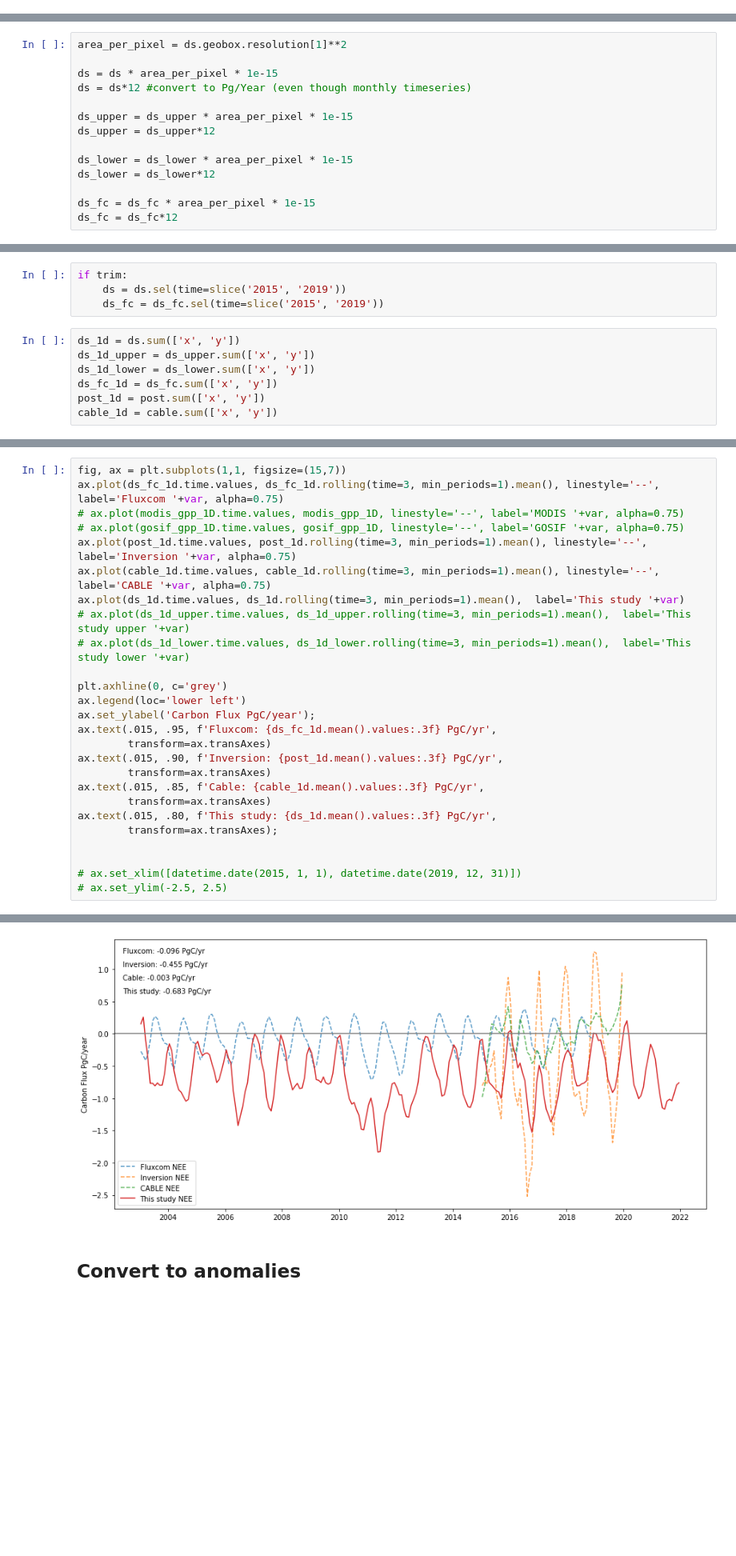
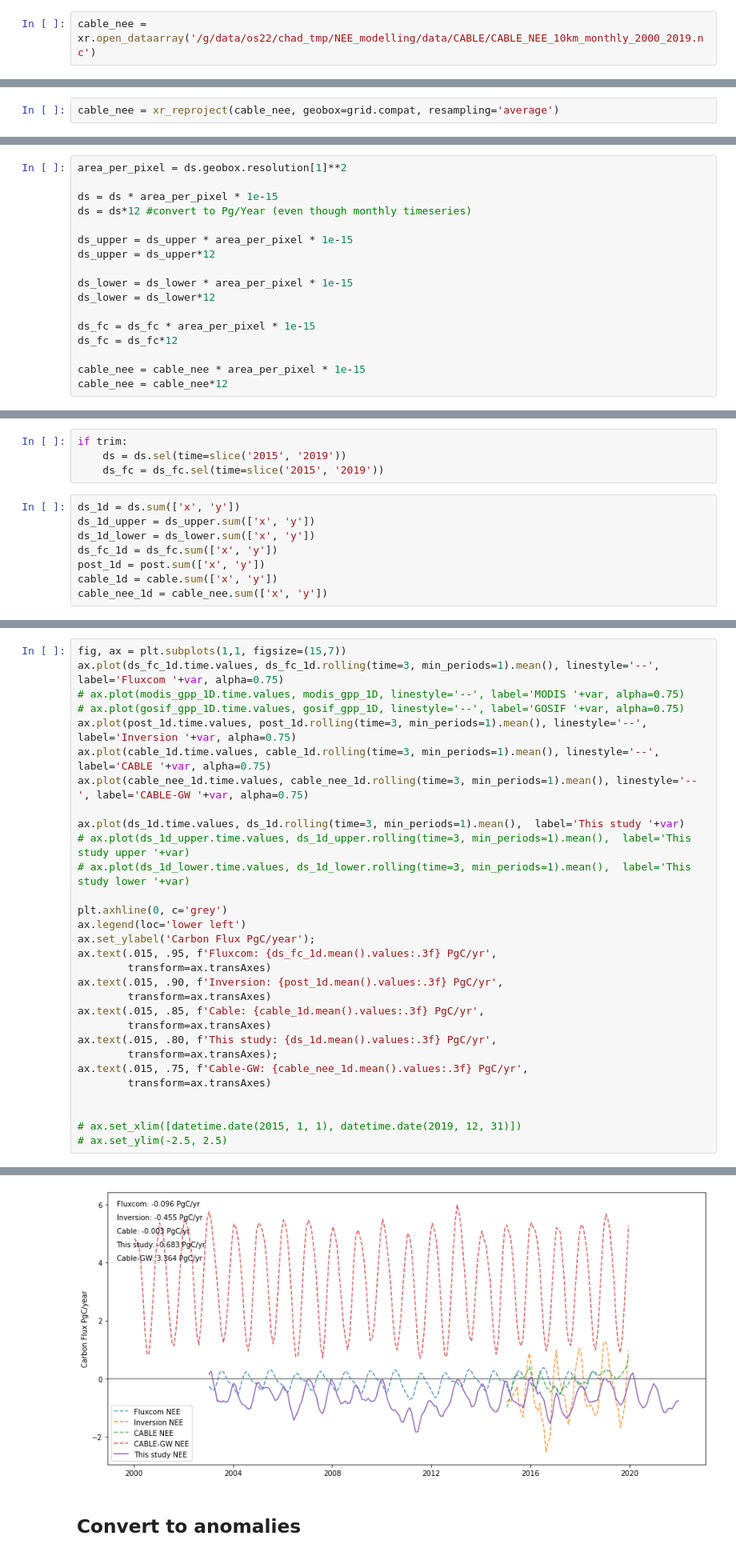
Before and after one commit to cbur24/NEE_modelling, a Jupyter notebook: 6a_Compare_products.ipynb, the cells around one changed output, grey strips where cells are left out. Shown at 80% size. Drawn from its saved outputs; the diff is of its cells as text; blank space fills up the shorter version.

```diff
--- a/6a_Compare_products.ipynb
+++ b/6a_Compare_products.ipynb
@@ -52,0 +57,2 @@ ds_fc['longitude'] = ds_fc.longitude.astype('float32')
+# %%
+cable_nee = xr.open_dataarray('/g/data/os22/chad_tmp/NEE_modelling/data/CABLE/CABLE_NEE_10km_monthly_2000_2019.nc')
@@ -116,6 +124,8 @@ ds_fc = ds_fc*30 #/day to /month
 # %%
 post = xr_reproject(post, geobox=grid.compat, resampling='bilinear')
 cable = xr_reproject(cable, geobox=grid.compat, resampling='bilinear')
+# %%
+cable_nee = xr_reproject(cable_nee, geobox=grid.compat, resampling='average')
 # %%
 modis_gpp = xr_reproject(modis_gpp, geobox=grid.compat, resampling='average')
 
@@ -145,6 +155,9 @@ ds_lower = ds_lower*12
 
 ds_fc = ds_fc * area_per_pixel * 1e-15
 ds_fc = ds_fc*12
+
+cable_nee = cable_nee * area_per_pixel * 1e-15
+cable_nee = cable_nee*12
 # %%
 modis_gpp = modis_gpp * area_per_pixel * 1e-12
 gosif_gpp = gosif_gpp * area_per_pixel * 1e-15
@@ -163,6 +176,7 @@ ds_1d_lower = ds_lower.sum(['x', 'y'])
 ds_fc_1d = ds_fc.sum(['x', 'y'])
 post_1d = post.sum(['x', 'y'])
 cable_1d = cable.sum(['x', 'y'])
+cable_nee_1d = cable_nee.sum(['x', 'y'])
 # %%
 print(f'Mean of this study: {ds_1d.mean().values:.3f} PgC/yr')
 print(f'Std Dev of this study: {ds_1d.std().values:.3f} PgC/yr')
@@ -197,6 +218,8 @@ ax.plot(ds_fc_1d.time.values, ds_fc_1d.rolling(time=3, min_periods=1).mean(), li
 # ax.plot(gosif_gpp_1D.time.values, gosif_gpp_1D, linestyle='--', label='GOSIF '+var, alpha=0.75)
 ax.plot(post_1d.time.values, post_1d.rolling(time=3, min_periods=1).mean(), linestyle='--', label='Inversion '+var, alpha=0.75)
 ax.plot(cable_1d.time.values, cable_1d.rolling(time=3, min_periods=1).mean(), linestyle='--', label='CABLE '+var, alpha=0.75)
+ax.plot(cable_nee_1d.time.values, cable_nee_1d.rolling(time=3, min_periods=1).mean(), linestyle='--', label='CABLE-GW '+var, alpha=0.75)
+
 ax.plot(ds_1d.time.values, ds_1d.rolling(time=3, min_periods=1).mean(),  label='This study '+var)
 # ax.plot(ds_1d_upper.time.values, ds_1d_upper.rolling(time=3, min_periods=1).mean(),  label='This study upper '+var)
 # ax.plot(ds_1d_lower.time.values, ds_1d_lower.rolling(time=3, min_periods=1).mean(),  label='This study lower '+var)
@@ -212,6 +235,8 @@ ax.text(.015, .85, f'Cable: {cable_1d.mean().values:.3f} PgC/yr',
         transform=ax.transAxes)
 ax.text(.015, .80, f'This study: {ds_1d.mean().values:.3f} PgC/yr',
         transform=ax.transAxes);
+ax.text(.015, .75, f'Cable-GW: {cable_nee_1d.mean().values:.3f} PgC/yr',
+        transform=ax.transAxes)
 
 
 # ax.set_xlim([datetime.date(2015, 1, 1), datetime.date(2019, 12, 31)])
@@ -220,4 +246,4 @@ ax.text(.015, .80, f'This study: {ds_1d.mean().values:.3f} PgC/yr',
-[figure, old version]
+[figure, new version]
 # %% [markdown]
 ## Convert to anomalies
 # %% [markdown]
```
Also changed, not shown: parts of 8 cells of this notebook, 1 other file.
